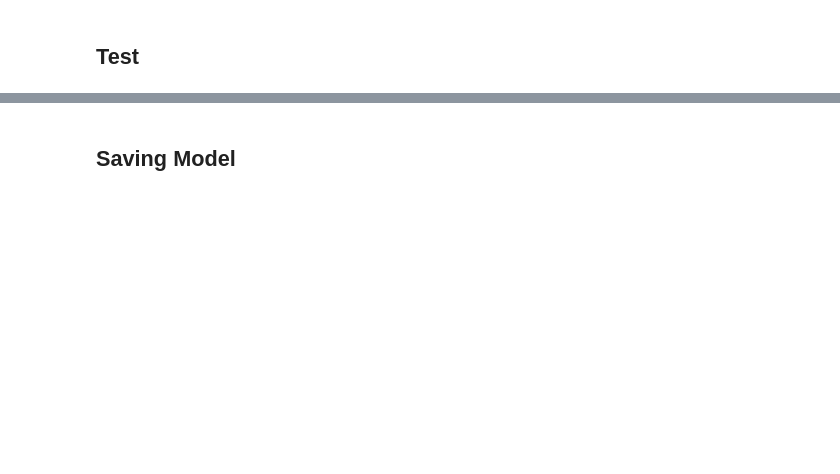
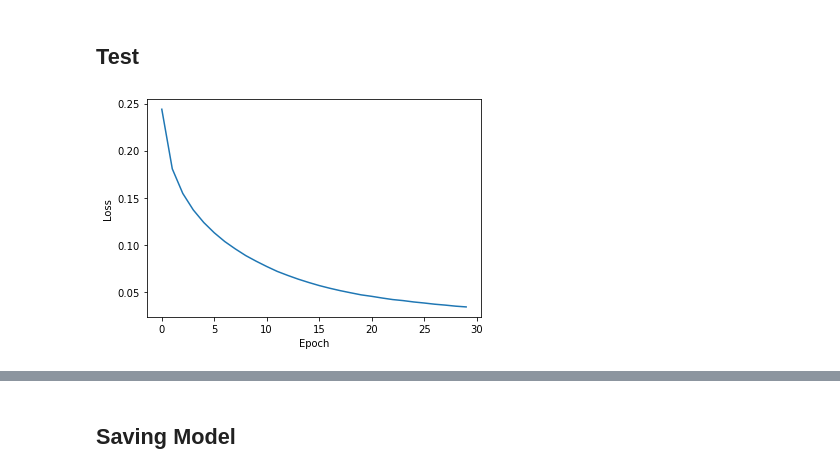
Before and after one commit to UdbhavPrasad072300/Transformer-Implementations, a Jupyter notebook: notebooks/Multi30k - Language Translation.ipynb, the cells around one changed output, grey strips where cells are left out. Saved outputs shown, nothing was run; the diff lists cells and outputs as text; code cells hidden in the pictures; blank space fills up the shorter version.

```diff
--- a/notebooks/Multi30k - Language Translation.ipynb
+++ b/notebooks/Multi30k - Language Translation.ipynb
@@ -31,8 +34,8 @@ cuda
 HYPERPARAMETERS
 # %%
 BATCH_SIZE = 16
-LR = 1e-5
-NUM_EPOCHES = 25
+LR = 1e-4
+NUM_EPOCHES = 30
 # %% [markdown]
 ## Preprocessing
 # %%
@@ -112,7 +115,7 @@ def german2english(model, german_sentence, device="cpu", max_len=100):
 
     english_sentence = [ENGLISH.vocab.itos[word] for word in english_sentence]
 
-    return english_sentence[1:]
+    return english_sentence
 # %%
 ENGLISH.vocab.stoi["<pad>"]
 # %% [output]
@@ -182,6 +185,10 @@ optimizer = torch.optim.Adam(model.parameters(), lr=LR)
 criterion = nn.NLLLoss(ignore_index = ENGLISH.vocab.stoi["<pad>"])
 scheduler = torch.optim.lr_scheduler.StepLR(optimizer, step_size=1)
 # %%
+loss_hist = {}
+loss_hist["train loss"] = []
+loss_hist["test loss"] = []
+
 for epoch in range(1, NUM_EPOCHES+1):
 
     model.train()
@@ -223,6 +230,9 @@ for epoch in range(1, NUM_EPOCHES+1):
     epoch_train_loss = epoch_train_loss / len(train_dataloader.dataset)
     epoch_test_loss = epoch_test_loss / len(validation_dataloader.dataset)
 
+    loss_hist["train loss"].append(epoch_train_loss)
+    loss_hist["test loss"].append(epoch_test_loss)
+
     if epoch%1 == 0:
         print(german2english(model, "einem orangefarbenen Hut, der etwas anstarrt.", device=device)) # A man in an orange hat starring at something.
         print("-------------------------------------------------")
@@ -249,3 +259,10 @@ Epoch: 25 Train mean loss: 0.14070014
 -------------------------------------------------
 # %% [markdown]
 ## Test
+# %%
+plt.plot(loss_hist["train loss"])
+plt.xlabel("Epoch")
+plt.ylabel("Loss")
+plt.show()
+# %% [output]
+[figure, added]
```
Also changed, not shown: parts of 10 cells of this notebook.
